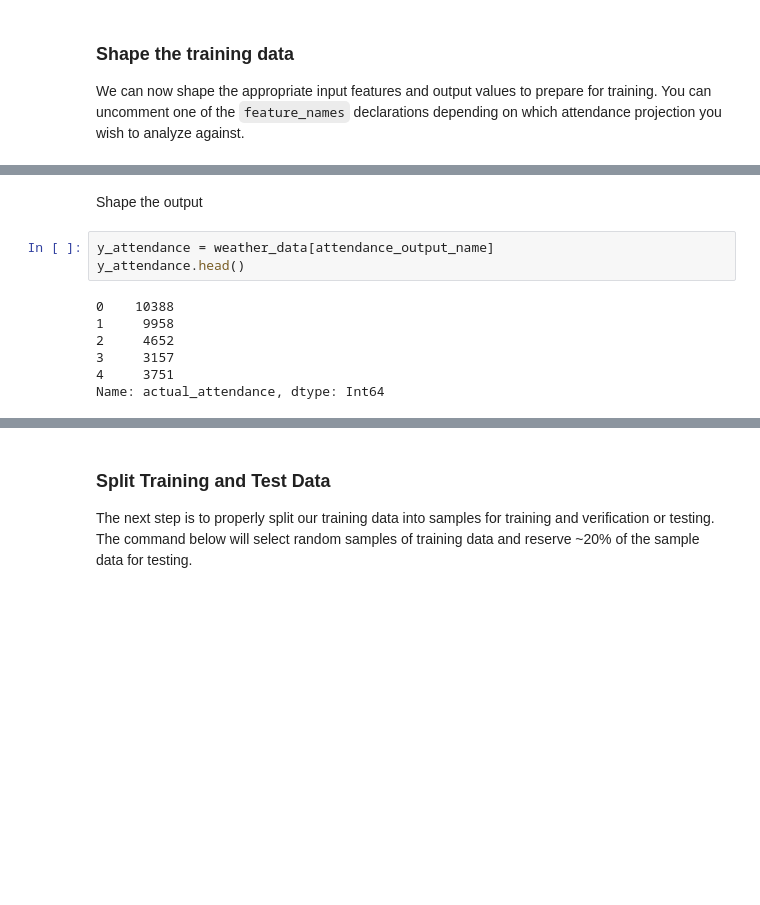
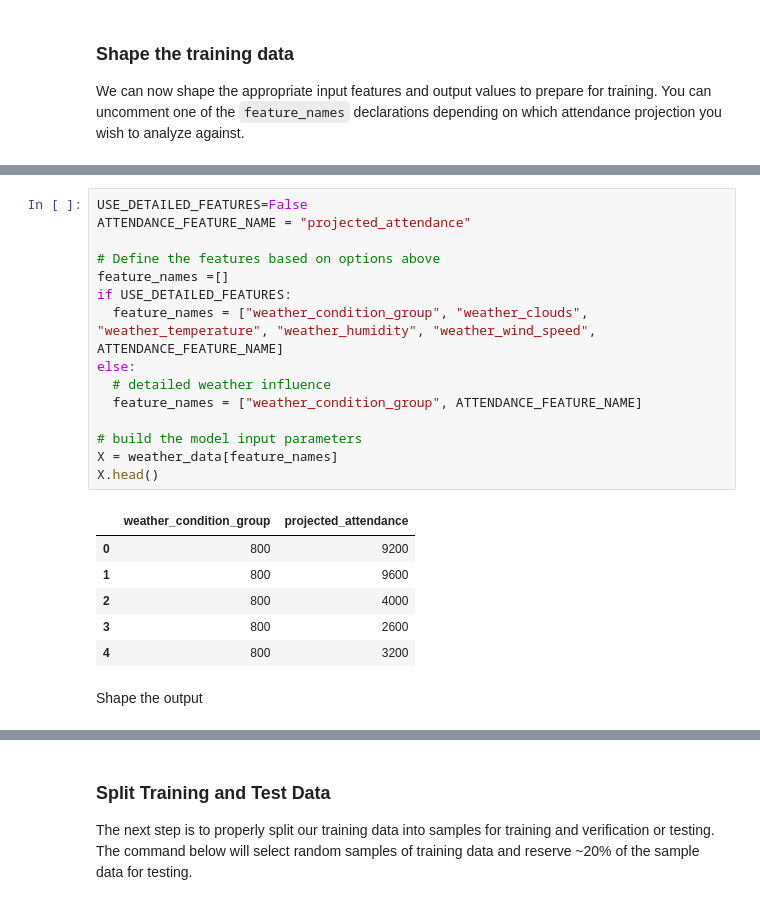
Before and after one commit to zombran/data_science, a Jupyter notebook: BigQuery.ipynb, the cells around one changed output, grey strips where cells are left out. Cells and saved outputs as stored; diff of their text form; blank space fills up the shorter version.

```diff
--- a/BigQuery.ipynb
+++ b/BigQuery.ipynb
@@ -131,12 +118,24 @@ X.head()
+# %%
+USE_DETAILED_FEATURES=False
+ATTENDANCE_FEATURE_NAME = "projected_attendance"
+
+# Define the features based on options above
+feature_names =[]
+if USE_DETAILED_FEATURES:
+  feature_names = ["weather_condition_group", "weather_clouds", "weather_temperature", "weather_humidity", "weather_wind_speed", ATTENDANCE_FEATURE_NAME]
+else:
+  # detailed weather influence
+  feature_names = ["weather_condition_group", ATTENDANCE_FEATURE_NAME]
+
+# build the model input parameters
+X = weather_data[feature_names]
+X.head()
+# %% [output]
+|  | weather_condition_group | projected_attendance |
+| 0 | 800 | 9200 |
+| 1 | 800 | 9600 |
+| 2 | 800 | 4000 |
+| 3 | 800 | 2600 |
+| 4 | 800 | 3200 |
 # %% [markdown]
 Shape the output
-# %%
-y_attendance = weather_data[attendance_output_name]
-y_attendance.head()
-# %% [output]
-0    10388
-1     9958
-2     4652
-3     3157
-4     3751
-Name: actual_attendance, dtype: Int64
```
Also changed, not shown: parts of 10 cells of this notebook.
